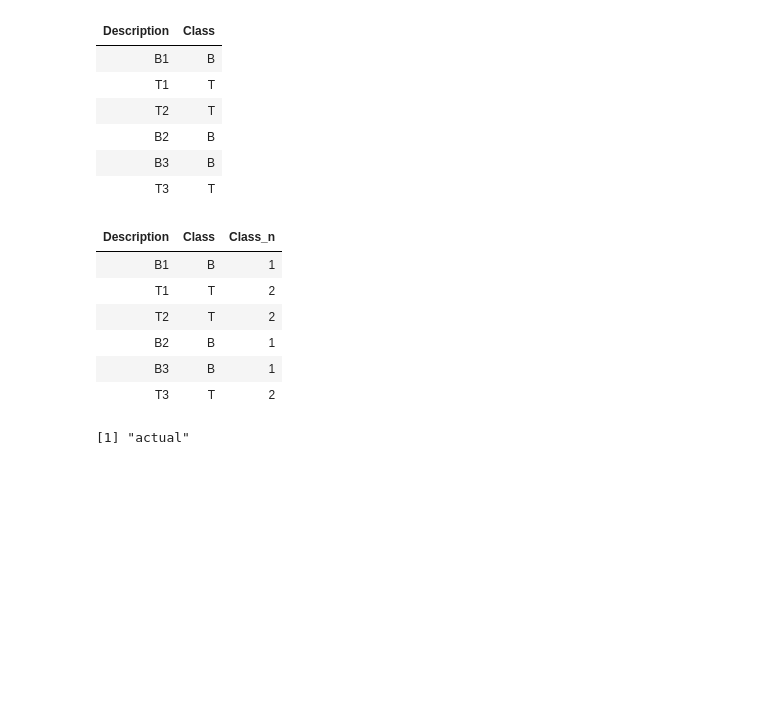
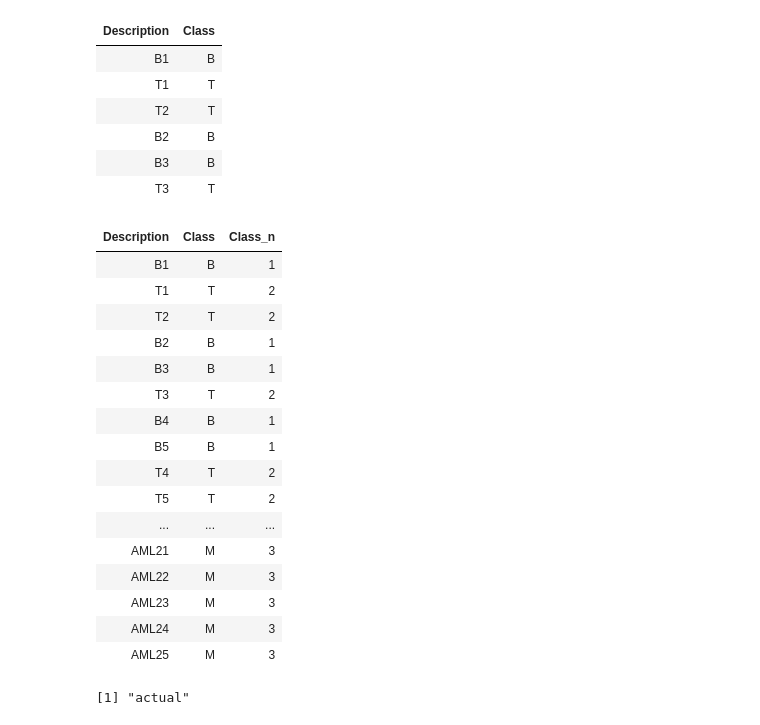
Before and after one commit to neobernad/evaluomeR, a Jupyter notebook: notebooks/local/golub.ipynb, the cells around one changed output. Saved outputs shown, nothing was run; the diff lists cells and outputs as text; code cells hidden in the pictures; blank space fills up the shorter version.

```diff
--- a/notebooks/local/golub.ipynb
+++ b/notebooks/local/golub.ipynb
@@ -253,11 +272,12 @@ qual_df
 # %%
-golub_k3_clara = qualityRange(data=top_golub, k.range=k.range,
+qual_cbi = qualityRange(data=top_golub, k.range=k.range,
                             all_metrics=TRUE, seed=seed,
-                            cbi="clara")
-golub_clara = individuals_per_cluster(assay(golub_k3_clara$k_3))
-print("Clara k3")
-for (cluster_i in 1:max(unlist(unique(golub_clara["InCluster"])))) {
-    ind_in_cluster = paste(unlist(golub_clara[golub_clara$InCluster == cluster_i, ]["Individual"]), collapse = ",")
+                            cbi=cbi)
+cluster_individuals = individuals_per_cluster(assay(qual_cbi[optimal_k_str]))
+print(paste0("CBI: ", cbi, " - k: ", optimal_k))
+standardizeQualityData(qual_cbi)
+for (cluster_i in 1:optimal_k) {
+    ind_in_cluster = paste(unlist(cluster_individuals[cluster_individuals$InCluster == cluster_i, ]["Individual"]), collapse = ",")
     print(paste("Cluster", cluster_i, ":", ind_in_cluster))
     print("---")
 }
@@ -372,11 +323,10 @@ golub_clest$K
 # PCA <a class="anchor" id="pca"></a>
 # %%
 #PCA
-#top_golub["inCluster"] = golub_k$InCluster
-print(length(golub_clara$InCluster))
+print(length(cluster_individuals$InCluster))
 print(nrow(top_golub))
-top_golub["inCluster"] = as.numeric(golub_clara$InCluster)
-unique(golub_clara$InCluster)
+top_golub["inCluster"] = as.numeric(cluster_individuals$InCluster)
+unique(cluster_individuals$InCluster)
 # %% [output]
 [1] 72
 [1] 72
@@ -453,14 +406,28 @@ map_strings_to_numbers <- function(strings) {
 # %%
+map_strings_to_numbers <- function(strings) {
+  factorized <- factor(strings, levels = names(level_mapping))
+  as.numeric(factorized)
+}
 top_golub["Class_n"] = lapply(top_golub["Class"], map_strings_to_numbers)
-head(top_golub)[, c("Description", "Class", "Class_n")]
+top_golub[, c("Description", "Class", "Class_n")]
 # %% [output]
 | Description | Class | Class_n |
 | B1 | B | 1 |
 | T1 | T | 2 |
 | T2 | T | 2 |
 | B2 | B | 1 |
 | B3 | B | 1 |
 | T3 | T | 2 |
+| B4 | B | 1 |
+| B5 | B | 1 |
+| T4 | T | 2 |
+| T5 | T | 2 |
+| ... | ... | ... |
+| AML21 | M | 3 |
+| AML22 | M | 3 |
+| AML23 | M | 3 |
+| AML24 | M | 3 |
+| AML25 | M | 3 |
 # %%
 # Getting a vector of clusters
 actual = as.factor(as.vector(unlist(top_golub["Class_n"])))
```
Also changed, not shown: parts of 19 cells of this notebook, 1 other file.
